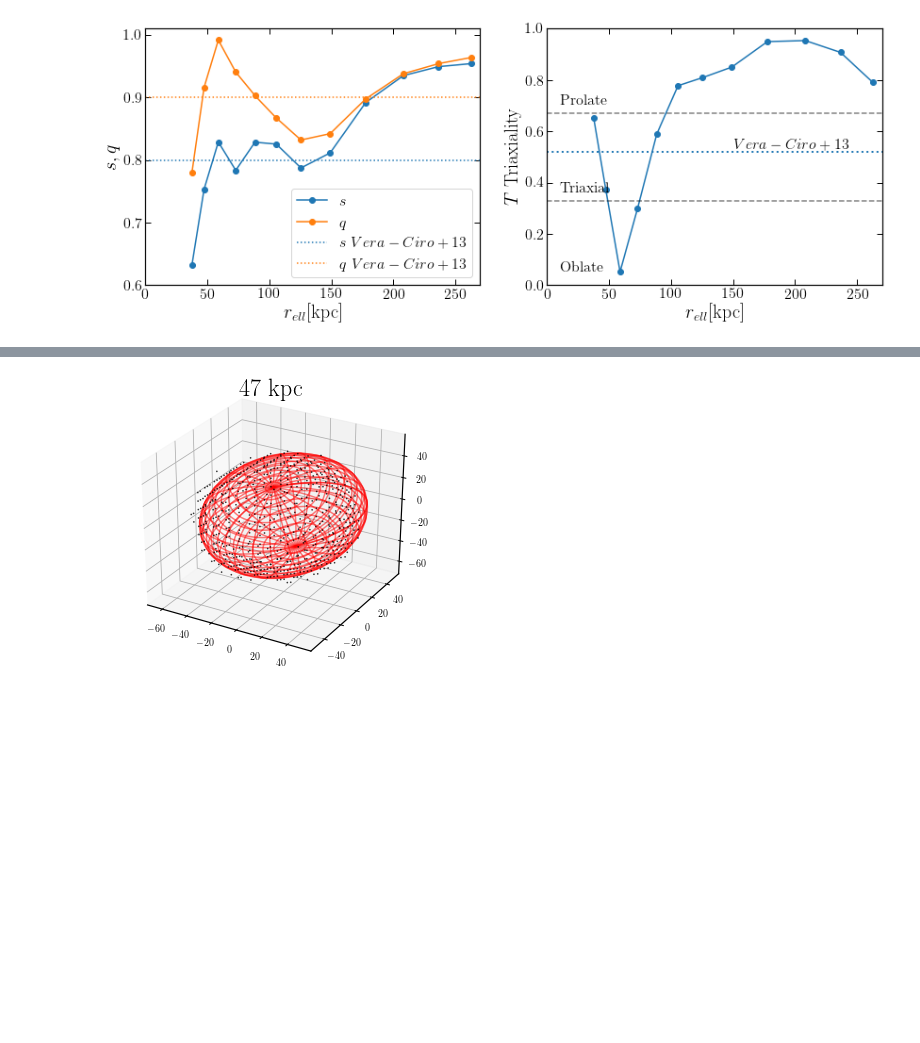
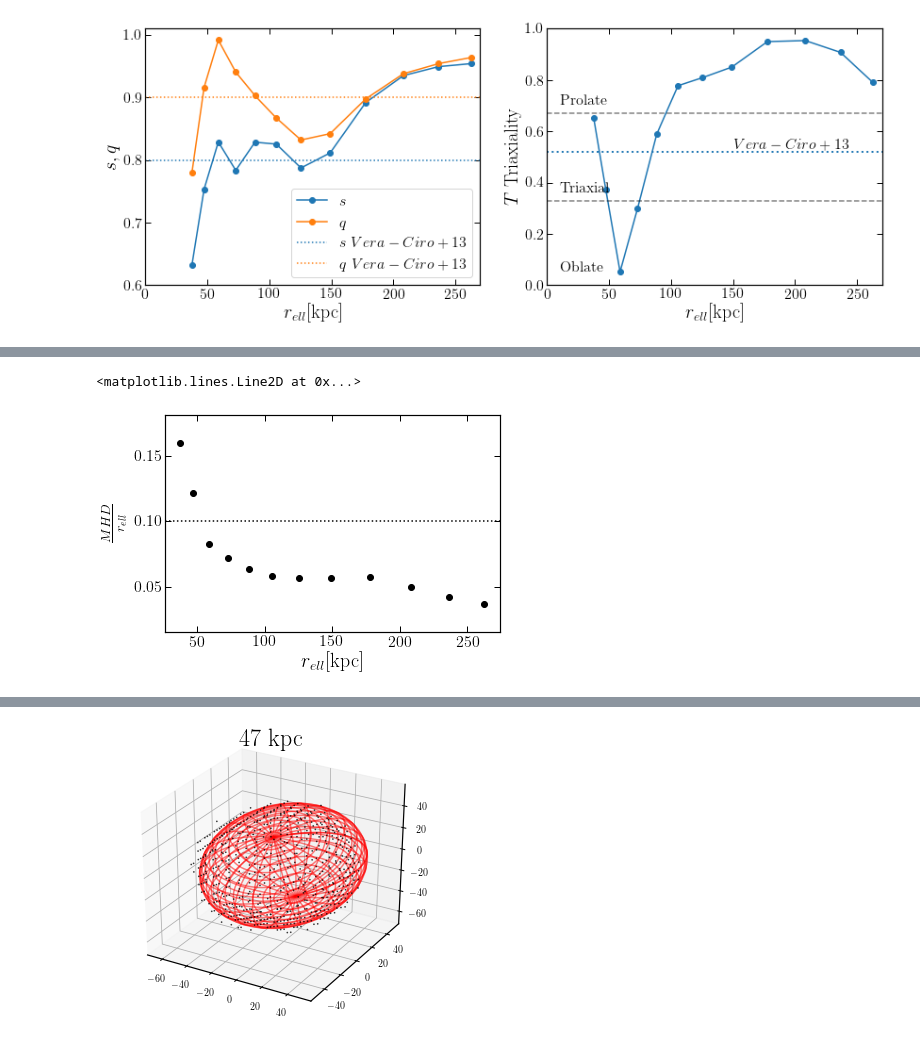
Before and after one commit to jngaravitoc/MW-LMC-SCF, a Jupyter notebook: code/halo_shape/BFE_density_ellipse_fit.ipynb, the cells around one changed output, grey strips where cells are left out. Drawn from its saved outputs; the diff is of its cells as text; code cells hidden in the pictures; blank space fills up the shorter version.

```diff
--- a/code/halo_shape/BFE_density_ellipse_fit.ipynb
+++ b/code/halo_shape/BFE_density_ellipse_fit.ipynb
@@ -191,3 +209,19 @@ ax[1].set_ylabel(r'$T\ \rm{Triaxiality}$')
 plt.savefig('shape_mwlmc5_vera_ciro.pdf', bbox_inches='tight')
 # %% [output]
 [figure]
+# %%
+def hausdorff_distance(xyz1, xyz2):
+    dxy=0
+    for i in range(len(xyz1)):
+        d = np.sqrt((xyz1[i,0] - xyz2[:,0])**2
+                    + (xyz1[i,1] - xyz2[:,1])**2
+                    + (xyz1[i,2] - xyz2[:,2])**2)
+
+        dxy += np.min(d)
+    return dxy/len(xyz1)
+
+def dMH(xyz1, xyz2):
+    d1 = hausdorff_distance(xyz1, xyz2)
+    d2 = hausdorff_distance(xyz2, xyz1)
+    print(d1, d2)
+    return max(d1, d2)
@@ -193,0 +250,10 @@ plt.savefig('shape_mwlmc5_vera_ciro.pdf', bbox_inches='tight')
+# %%
+# Modified Hausdorff distance
+
+scatter(r_ell, d/r_ell, c='k')
+ylabel(r'$\frac{MHD}{r_{ell}}$')
+xlabel(r'$r_{ell} \rm{[kpc]}$')
+axhline(0.1, ls=':', c='k')
+# %% [output]
+<matplotlib.lines.Line2D at 0x...>
+[figure, added]
```
Also changed, not shown: parts of 8 cells of this notebook.
